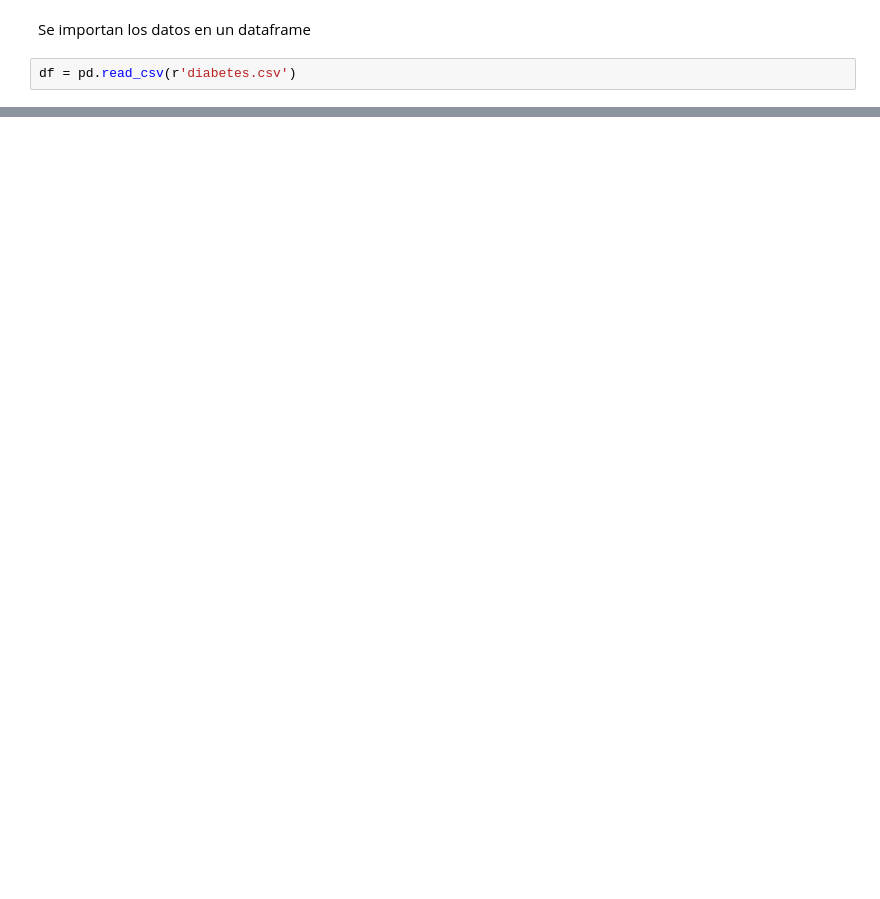
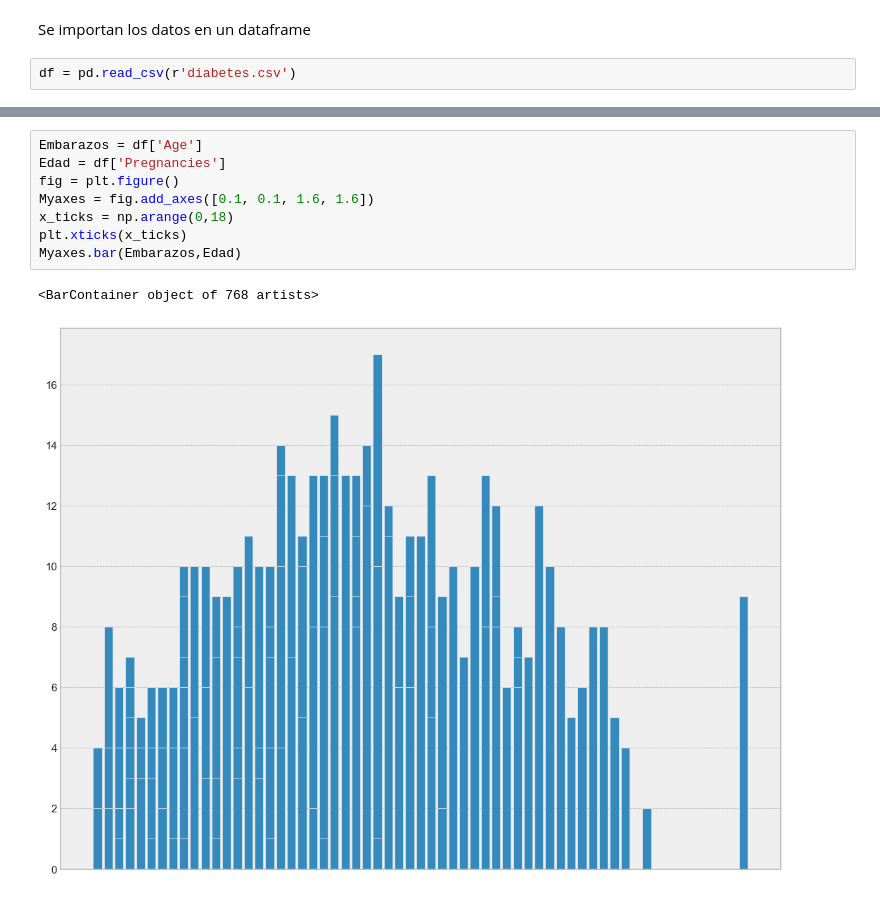
Before and after one commit to Ariana1998/AnalisisExploratorio_ArianaEspinoza, a Jupyter notebook: Diabetes.ipynb, the cells around one changed output, grey strips where cells are left out. Drawn from its saved outputs; the diff is of its cells as text; blank space fills up the shorter version.

```diff
--- a/Diabetes.ipynb
+++ b/Diabetes.ipynb
@@ -47,0 +58,11 @@ array([[<Axes: title={'center': 'Pregnancies'}>,
+# %%
+Embarazos = df['Age']
+Edad = df['Pregnancies']
+fig = plt.figure()
+Myaxes = fig.add_axes([0.1, 0.1, 1.6, 1.6])
+x_ticks = np.arange(0,18)
+plt.xticks(x_ticks)
+Myaxes.bar(Embarazos,Edad)
+# %% [output]
+<BarContainer object of 768 artists>
+[figure, added]
```
Also changed, not shown: parts of 12 cells of this notebook.
